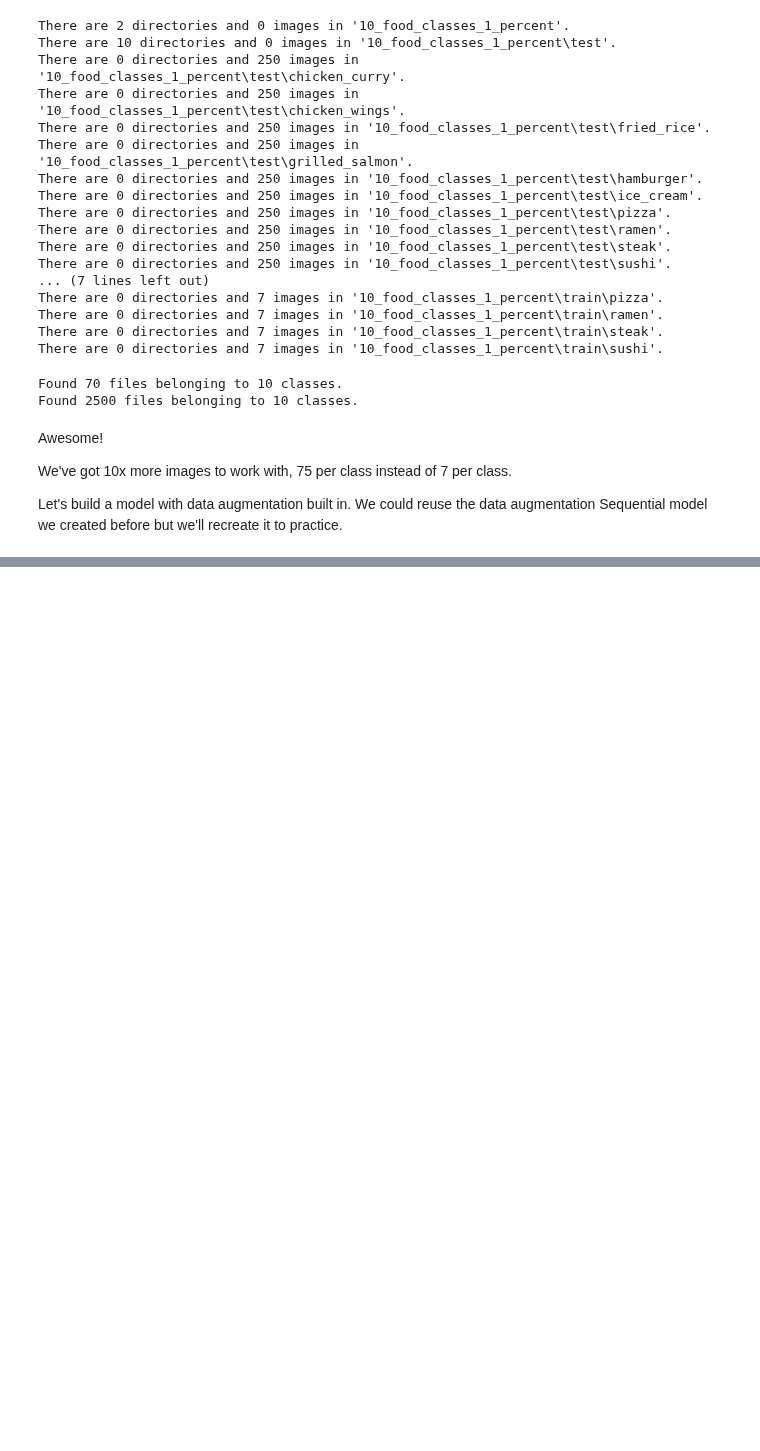
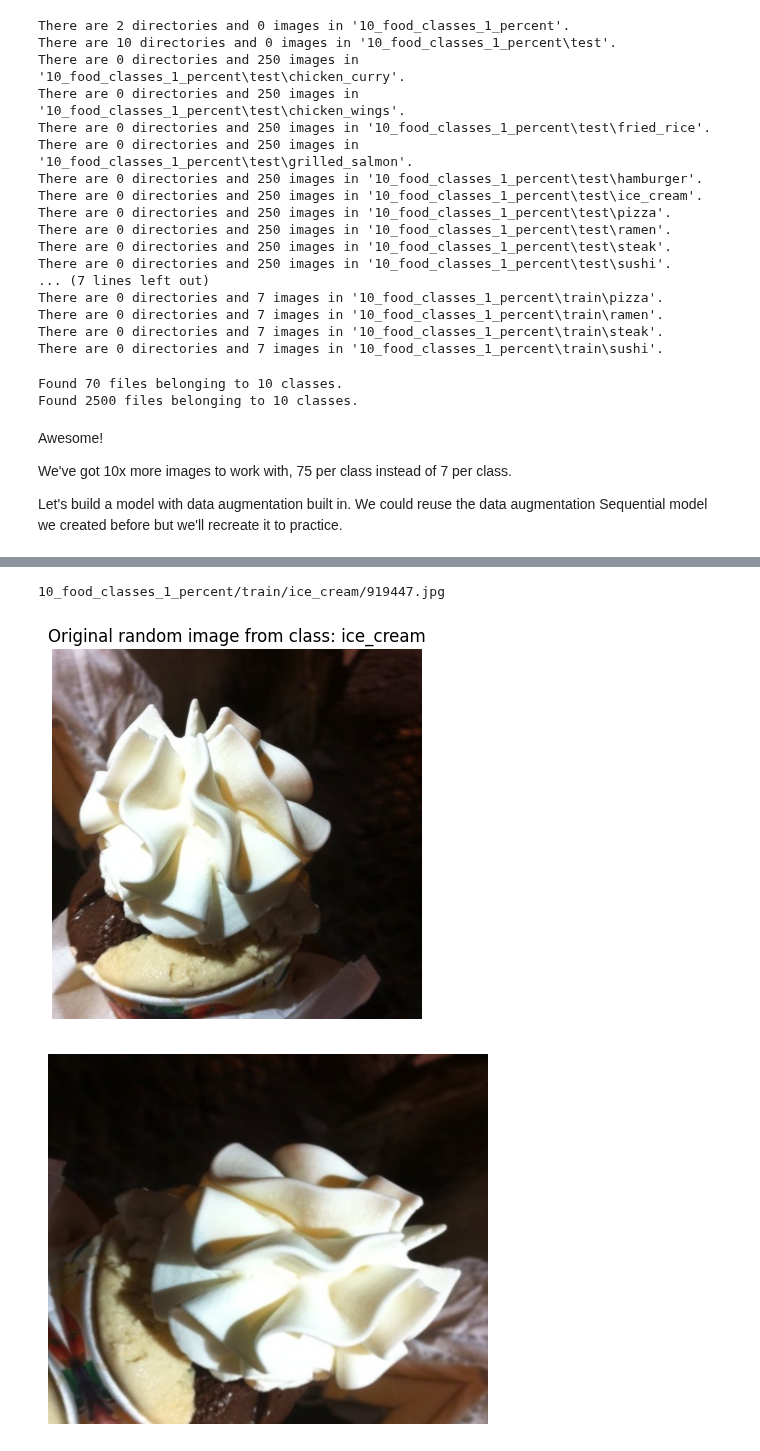
Before and after one commit to akshat-shethia/Deep_Learning, a Jupyter notebook: TensorFlow_For_Deep_Learning/My_05_transfer_learning_in_tensorflow_part_2_fine_tuning.ipynb, the cells around one changed output, grey strips where cells are left out. Cells and saved outputs as stored; diff of their text form; code cells hidden in the pictures; blank space fills up the shorter version.

```diff
--- a/TensorFlow_For_Deep_Learning/My_05_transfer_learning_in_tensorflow_part_2_fine_tuning.ipynb
+++ b/TensorFlow_For_Deep_Learning/My_05_transfer_learning_in_tensorflow_part_2_fine_tuning.ipynb
@@ -391,0 +407,27 @@ data_augmentation = keras.Sequential([
+# %%
+import matplotlib.pyplot as plt
+import matplotlib.image as mpimg
+import os
+import random
+
+target_class = random.choice(train_data_1_percent.class_names)
+target_dir = "10_food_classes_1_percent/train/" + target_class
+
+# This method returns the list of all files and directories in the specified path. The return type of this method is list.
+random_image = random.choice(os.listdir(target_dir))
+random_image_path = target_dir + "/" + random_image
+
+img = mpimg.imread(random_image_path)
+plt.imshow(img) # plot the target image
+plt.title(f"Original random image from class: {target_class}")
+plt.axis(False); # turn off the axes
+print(random_image_path)
+
+augmented_img = data_augmentation(img, training=True)
+plt.figure()
+plt.imshow(augmented_img)
+plt.axis(False);
+# %% [output]
+10_food_classes_1_percent/train/ice_cream/919447.jpg
+[figure, added]
+[figure, added]
```
Also changed, not shown: parts of 2 cells of this notebook.
